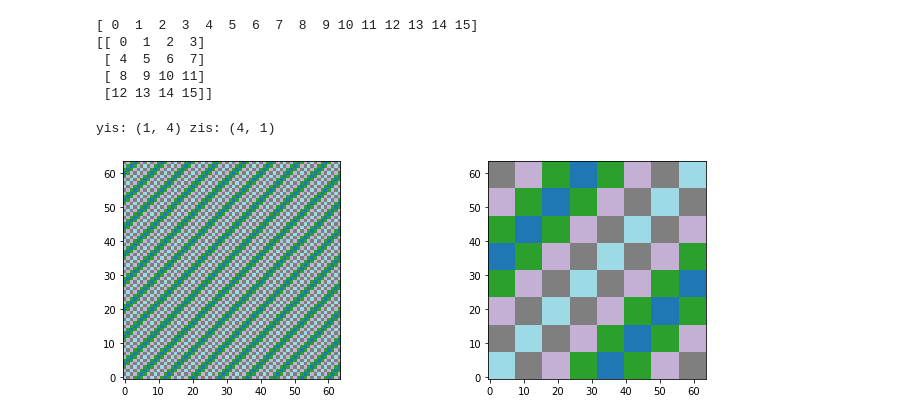
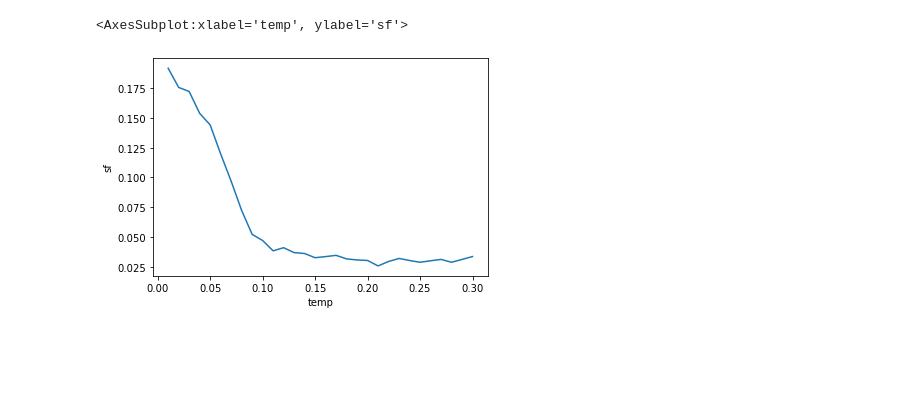
Before and after one commit to Shashi1a/tca_ptca, a Jupyter notebook: spinspincorr.ipynb, the cells around one changed output. Drawn from its saved outputs; the diff is of its cells as text; code cells hidden in the pictures; blank space fills up the shorter version.

```diff
--- a/spinspincorr.ipynb
+++ b/spinspincorr.ipynb
@@ -333,12 +416,28 @@ plt.show()
 # %%
-df_m,df_comp = pd.DataFrame(),pd.DataFrame()
+df_m,df_comp,df_mc = pd.DataFrame(),pd.DataFrame(),pd.DataFrame()
 loopobj = StructureFactor(8)
 loopobj.getFile()
+crf=[]
 for j in loopobj.filedict.keys():
+    loopobj.lattind()
     loopobj.loadData(j)
     loopobj.calc_comp()
+    loopobj.opcalc()
+    loopobj.qxqyvals(np.pi,np.pi)
+    crf.append((1./(200*loopobj.n_sites**2))*(loopobj.correlationfn()).real)
+
     df_comp  = pd.concat([df_comp,loopobj.compdf])
     df_m = pd.concat([df_m,loopobj.df])
+    df_mc = pd.concat([df_mc,loopobj.mcconf_df])
+
+strfc_df = pd.DataFrame({'temp': np.array(list(loopobj.filedict.keys())) \
+                ,'sf': np.array(crf)})
+# %%
+sns.lineplot(x='temp',y='sf',data=strfc_df)
+plt.show()
+# %% [output]
+<AxesSubplot:xlabel='temp', ylabel='sf'>
+[figure, added]
 # %%
 #boxplot(df_m,'temp','m')
 #boxplot(df_m,'temp','theta')
@@ -347,20 +446,3 @@ for j in loopobj.filedict.keys():
 #boxplot(df_comp,'temp','mx')
 #boxplot(df_comp,'temp','my')
 #boxplot(df_comp,'temp','mz')
-# %%
-xi  = np.arange(16)
-print(xi)
-xi=xi.reshape(4,4)
-print(xi)
-# %% [output]
-[ 0  1  2  3  4  5  6  7  8  9 10 11 12 13 14 15]
-[[ 0  1  2  3]
- [ 4  5  6  7]
- [ 8  9 10 11]
- [12 13 14 15]]
-# %%
-yi= xi[0,:].reshape(1,-1)
-zi = xi[0,:].reshape(-1,1)
-print(f'yis: {yi.shape} zis: {zi.shape}')
-# %% [output]
-yis: (1, 4) zis: (4, 1)
@@ -369,8 +448,0 @@ sf.qxqyvals(np.pi,np.pi)
-# %%
-f,ax = plt.subplots(1,2,figsize=(12,4))
-ax[0].imshow(sf.delx,origin='lower',cmap='tab20_r')
-ax[1].imshow(sf.dely,origin='lower',cmap='tab20_r')
-
-plt.show()
-# %% [output]
-[figure, removed]
```
Also changed, not shown: parts of 15 cells of this notebook.
